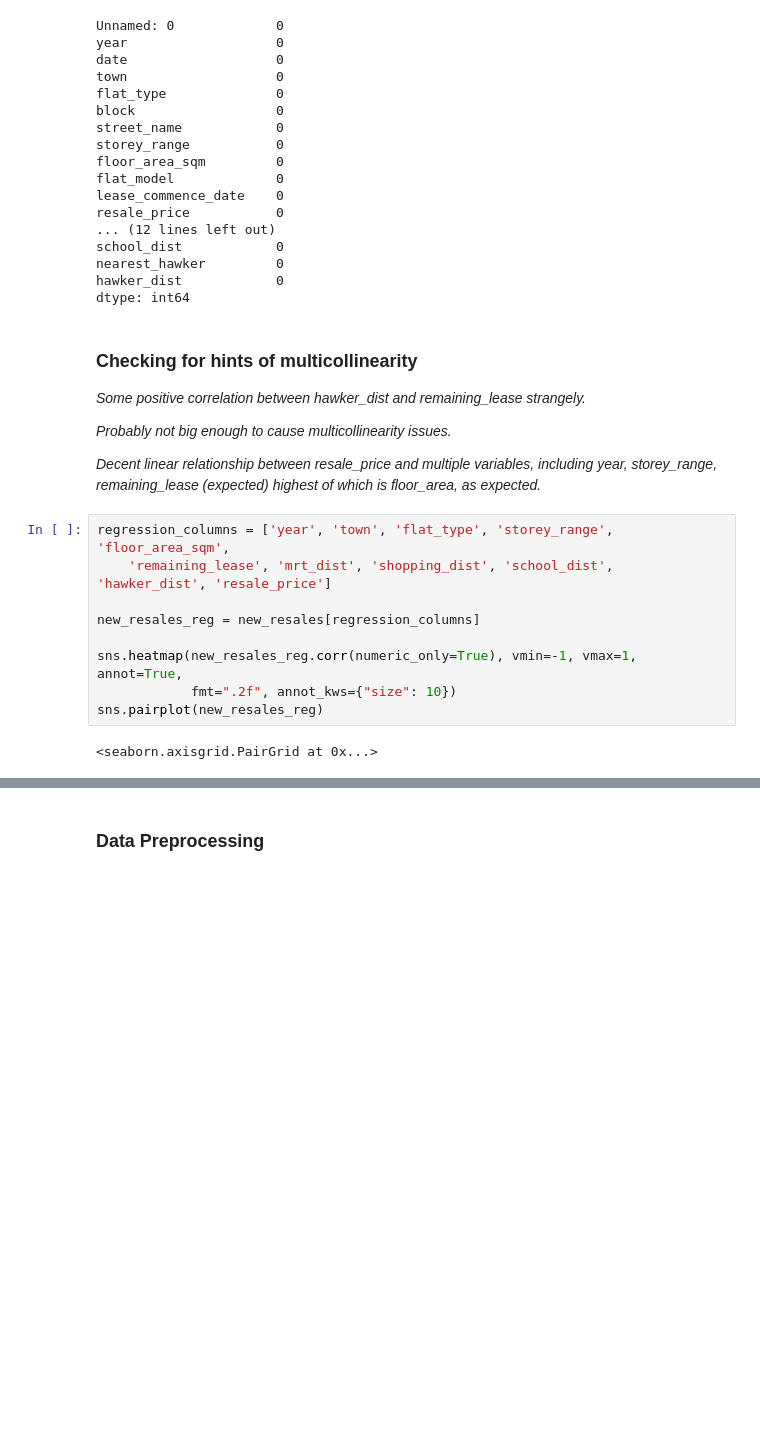
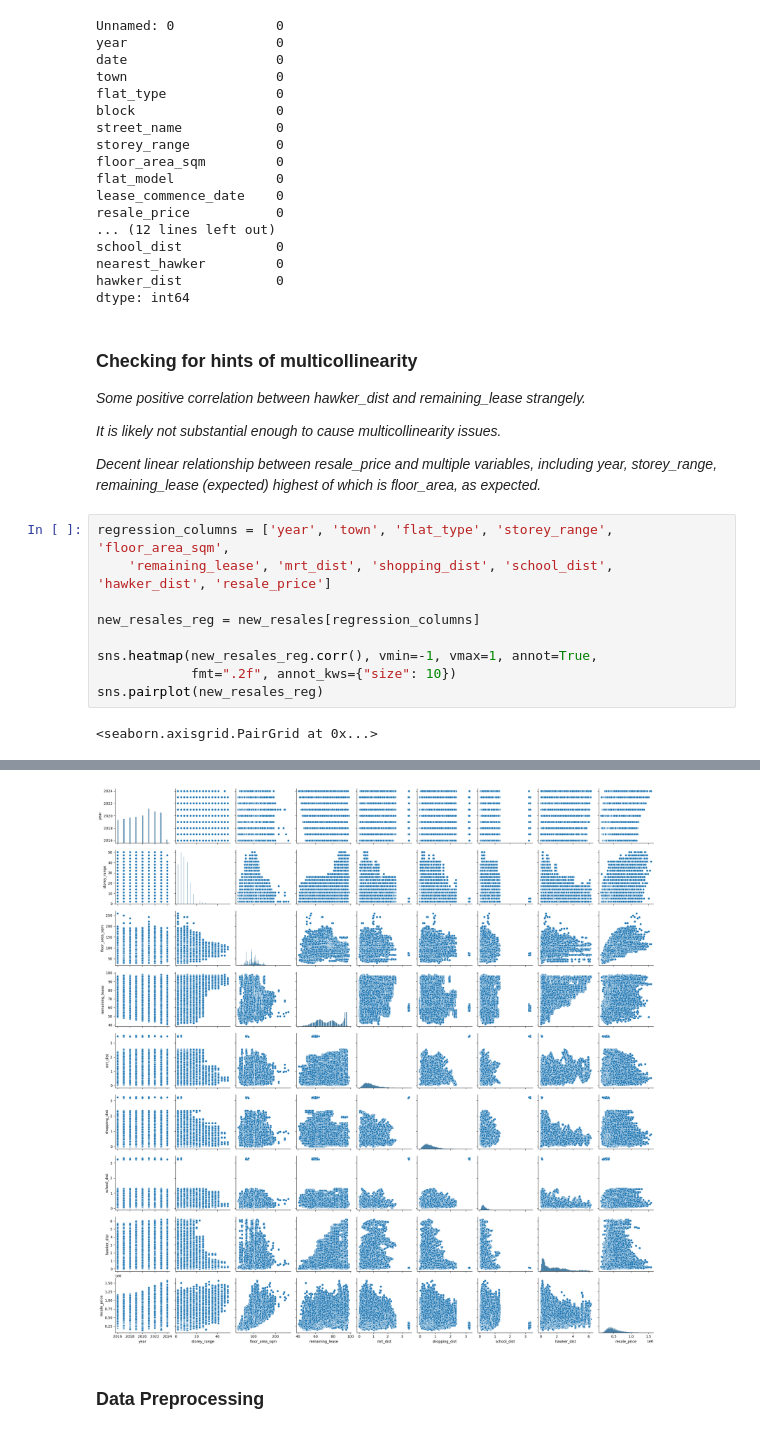
Before and after one commit to bryanlzl/hdb_resale_prediction, a Jupyter notebook: resales_prediction.ipynb, the cells around one changed output, grey strips where cells are left out. Drawn from its saved outputs; the diff is of its cells as text; blank space fills up the shorter version.

Commit message:
add: markdown and comments to rentals & resales_prediction workbook

```diff
--- a/resales_prediction.ipynb
+++ b/resales_prediction.ipynb
@@ -42,7 +46,7 @@ dtype: int64
 
 *Some positive correlation between hawker_dist and remaining_lease strangely.*
 
-*Probably not big enough to cause multicollinearity issues.*
+*It is likely not substantial enough to cause multicollinearity issues.*
 
 *Decent linear relationship between resale_price and multiple variables,
 including year, storey_range, remaining_lease (expected)
@@ -50,15 +54,16 @@ highest of which is floor_area, as expected.*
 # %%
 regression_columns = ['year', 'town', 'flat_type', 'storey_range', 'floor_area_sqm',
     'remaining_lease', 'mrt_dist', 'shopping_dist', 'school_dist', 'hawker_dist', 'resale_price']
 
 new_resales_reg = new_resales[regression_columns]
 
-sns.heatmap(new_resales_reg.corr(numeric_only=True), vmin=-1, vmax=1, annot=True,
+sns.heatmap(new_resales_reg.corr(), vmin=-1, vmax=1, annot=True,
             fmt=".2f", annot_kws={"size": 10})
 sns.pairplot(new_resales_reg)
 # %% [output]
 <seaborn.axisgrid.PairGrid at 0x...>
 [figure]
+[figure, added]
 # %% [markdown]
 ### Data Preprocessing
 # %%
```
Also changed, not shown: parts of 18 cells of this notebook, 2 other files.
